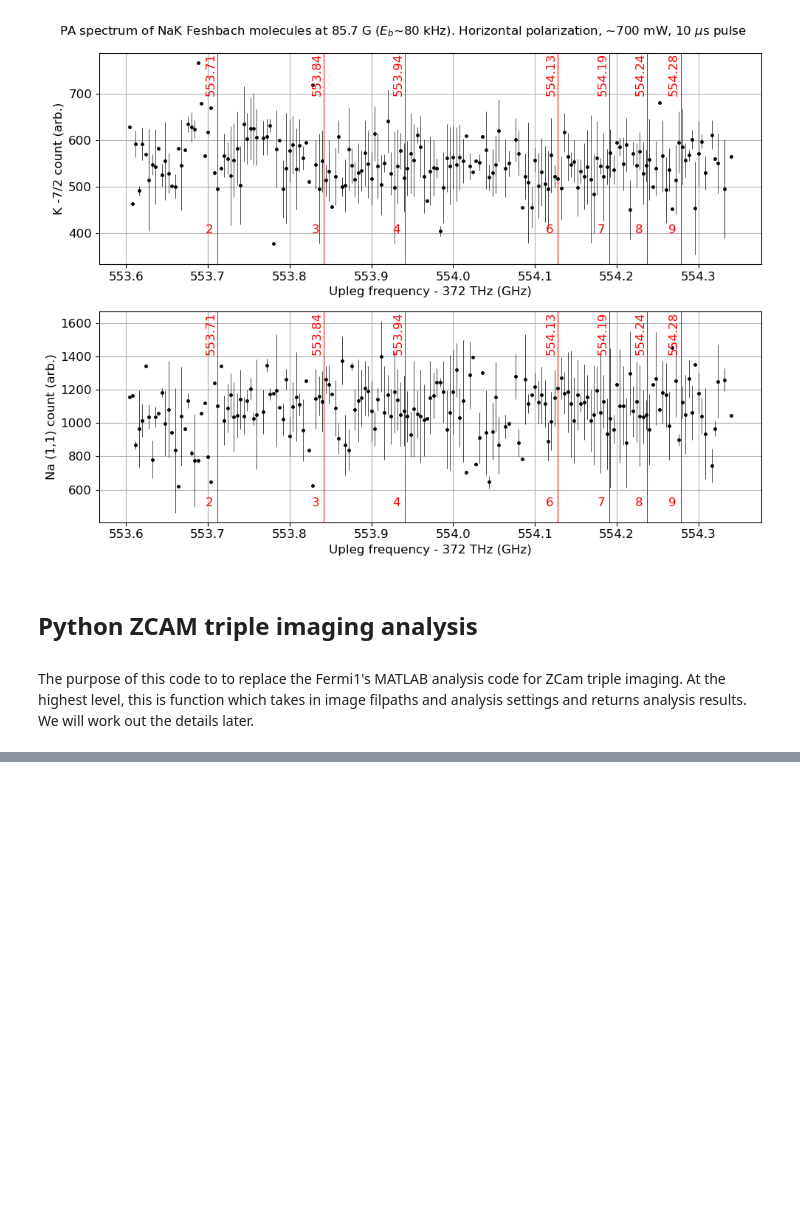
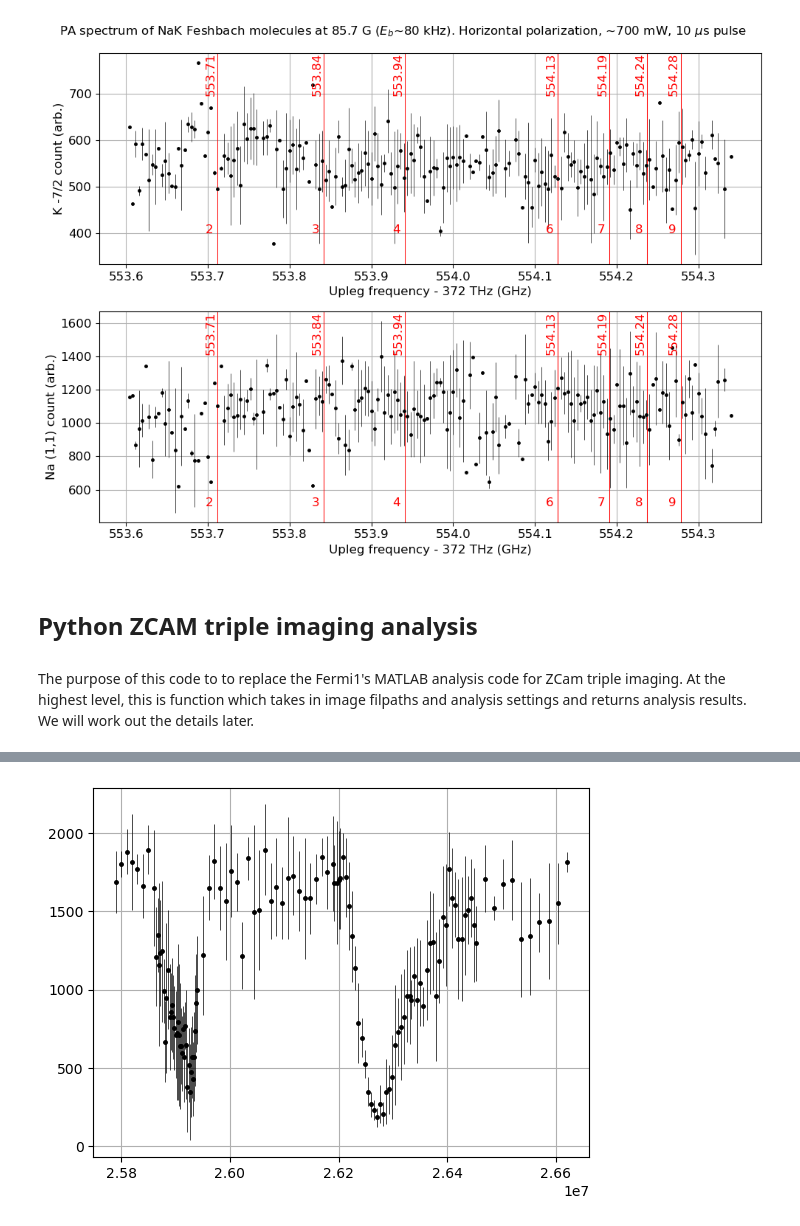
Before and after one commit to huanium/huanium, a Jupyter notebook: MIT_PhD/Fermi1/Fermi1 Calculator/Fermi1_Calculator_part_5_of_5.ipynb, the cells around one changed output, grey strips where cells are left out. Drawn from its saved outputs; the diff is of its cells as text; code cells hidden in the pictures; blank space fills up the shorter version.

```diff
--- a/MIT_PhD/Fermi1/Fermi1 Calculator/Fermi1_Calculator_part_5_of_5.ipynb
+++ b/MIT_PhD/Fermi1/Fermi1 Calculator/Fermi1_Calculator_part_5_of_5.ipynb
@@ -496,0 +668,7 @@ Z:\Experiments\fermi1_apparatus\BENCHMARK_thermal_dimer_trimer\2023\10\20\0068\2
+# %%
+rf_freq_unique, K_m92_NcntLarge_avg, K_m92_NcntLarge_std  = raw_to_averages_and_stdev(aggregated_results_df['RF_FREQ'], aggregated_results_df['K2_NcntLarge'])
+plt.errorbar(rf_freq_unique, K_m92_NcntLarge_avg, yerr = K_m92_NcntLarge_std, fmt = '.', color = 'black', markersize = 5, elinewidth=0.5)
+plt.grid()
+plt.show()
+# %% [output]
+[figure, added]
```
Also changed, not shown: parts of 22 cells of this notebook, 10 other files.
